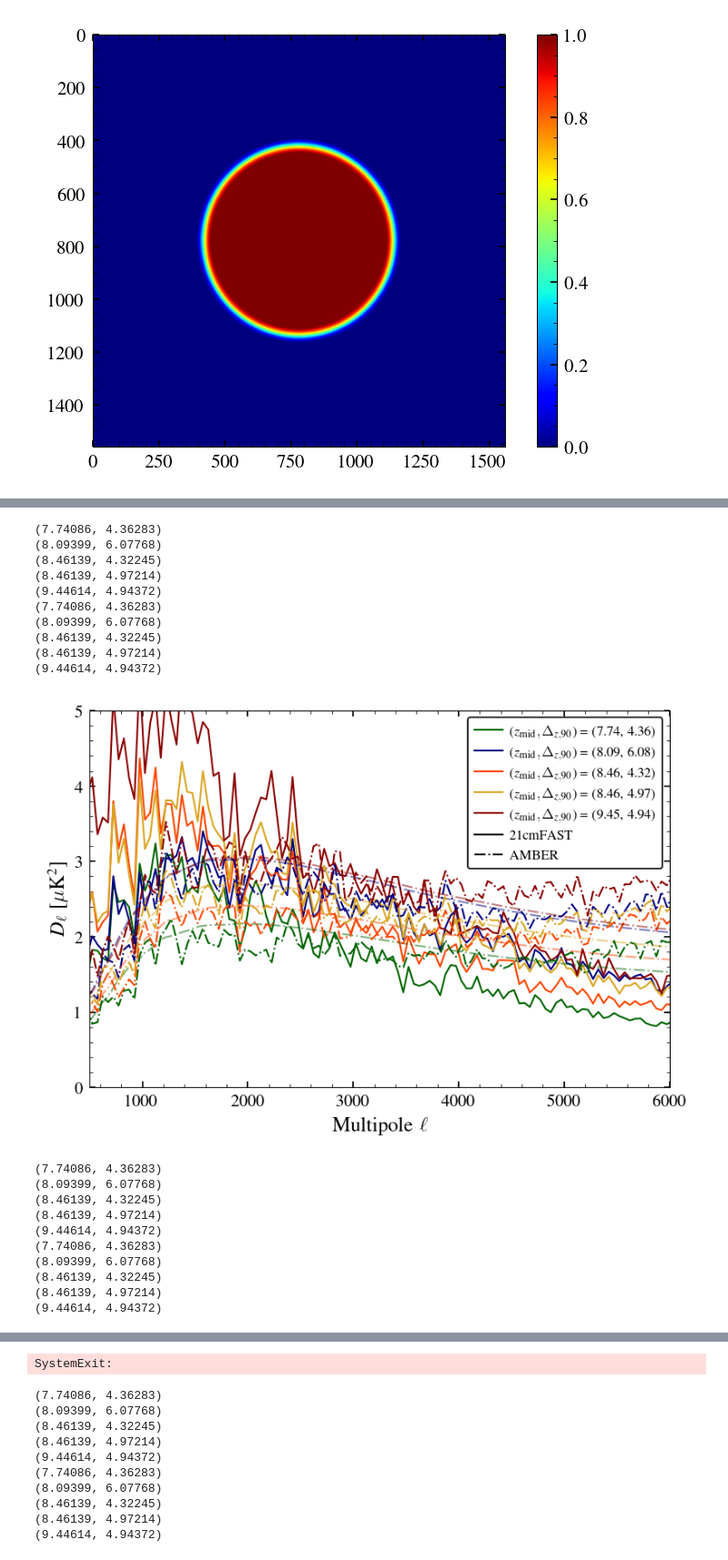
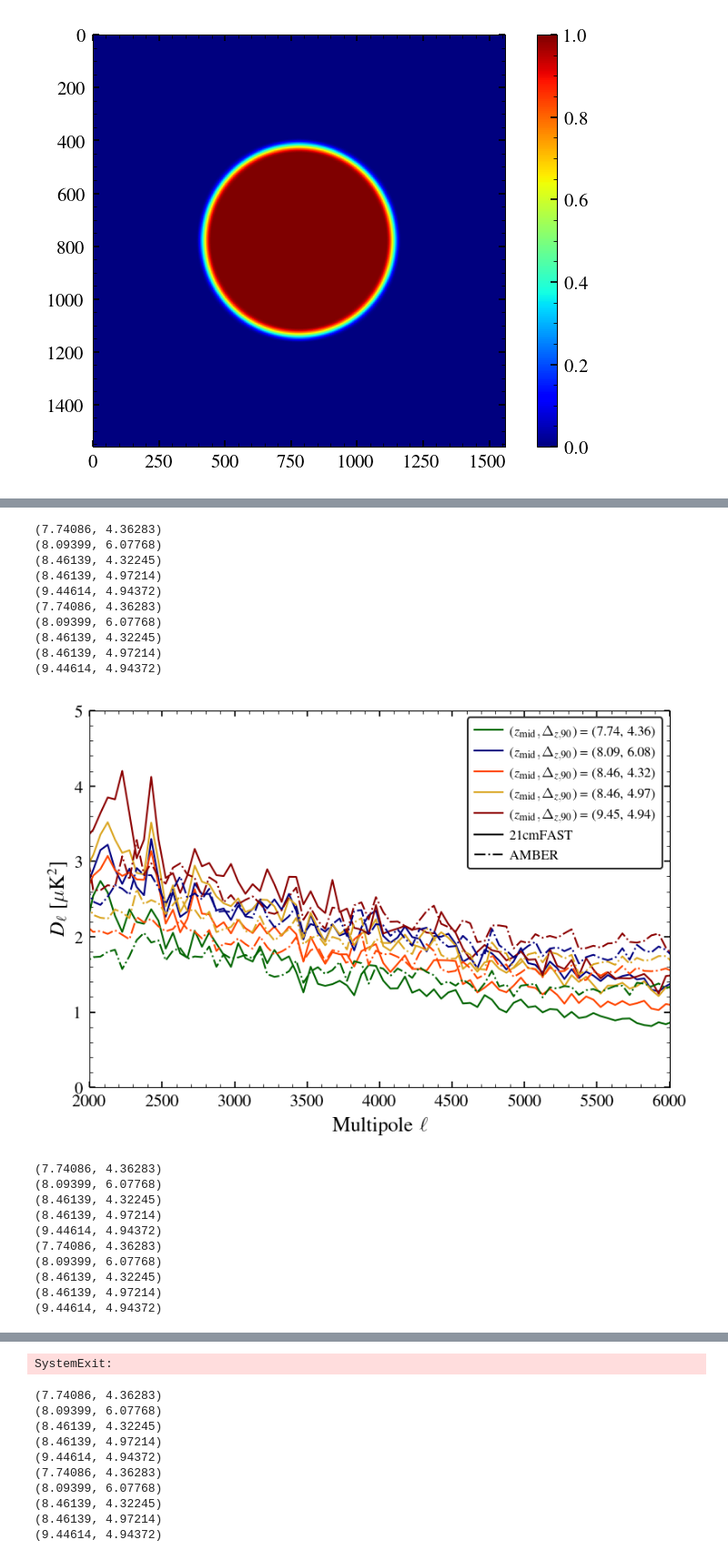
Before and after one commit to sriniraghunathan/reion_ksz_2pt_4pt, a Jupyter notebook: s1_ksz_2pt_4pt_estimator.ipynb, the cells around one changed output, grey strips where cells are left out. Shown: that part at 91% size. Saved outputs shown, nothing was run; the diff lists cells and outputs as text; code cells hidden in the pictures.

```diff
--- a/s1_ksz_2pt_4pt_estimator.ipynb
+++ b/s1_ksz_2pt_4pt_estimator.ipynb
@@ -309,13 +308,13 @@ reqd_filter_lmin, reqd_filter_lmax = 3000., 3500.
 ##reqd_filter_lmin, reqd_filter_lmax = 4000., 4500.
 ##reqd_filter_lmin, reqd_filter_lmax = 4500., 5000.
 reqd_filter_lmin_lmax = (reqd_filter_lmin, reqd_filter_lmax)
-reqd_Lmin, reqd_Lmax = 100, 300
-##reqd_Lmin, reqd_Lmax = 200, 400
+##reqd_Lmin, reqd_Lmax = 100, 300
+reqd_Lmin, reqd_Lmax = 200, 400
 ##reqd_Lmin, reqd_Lmax = 300, 500
 
 for pl_iter in range(2):
     if pl_iter == 0: #2-pt plot
-        xmin, xmax = 500, 6000.
+        xmin, xmax = 2000, 6000.
         ymin, ymax = 0., 5.
     elif pl_iter == 1: #plot 4-pt/fbar**2 vs kbar
         xmin, xmax = 0.15, 0.5
@@ -353,7 +352,7 @@ for pl_iter in range(2):
             if pl_iter == 0: #2-pt plot
                 plot(el_2pt, dl_fac_2pt * cl_ksz_unfiltered, ls = ls_arr[which_ksz_sim_cntr], color = color_arr[kcntr], label = labval, lw = lwval)
 
-                if which_ksz_sim == 'amber':
+                if (0):##which_ksz_sim == 'amber':
                     tmp_el, tmp_cl_ksz = amber_ksz_2pt_dic[keyname]
                     tmp_dl_fac = tmp_el * (tmp_el+1)/2/np.pi
                     plot(tmp_el, tmp_dl_fac * tmp_cl_ksz, ls = ls_arr[which_ksz_sim_cntr], color = color_arr[kcntr], lw = lwval, alpha = 0.5)
@@ -361,34 +360,34 @@ for pl_iter in range(2):
             elif pl_iter == 1: #plot 4-pt/fbar**2 vs kbar
                 plot(kbar, dl_big_k_m1_prime_mean, marker = mkr_arr[which_ksz_sim_cntr], ls = 'None', ms = msval, mec = 'silver', mew = 0.5, color = color_arr[kcntr], label = labval)
 
     for which_ksz_sim_cntr, which_ksz_sim in enumerate( sorted(master_result_dict)):
         sim_label = which_ksz_sim_dic[which_ksz_sim]
         if pl_iter == 0: #2-pt plot
             plot([], [], color = 'black', ls = ls_arr[which_ksz_sim_cntr], label = sim_label)
             legend(loc = 1, fontsize = fsval - 4, ncol = 1, columnspacing = 0.5, handletextpad = 0.5, numpoints = 1)
             xlabel(r'Multipole $\ell$', fontsize = fsval)
             ylabel(r'$D_{\ell}$ [$\mu$K${^2}$]', fontsize = fsval)
         elif pl_iter == 1: #plot 4-pt/fbar**2 vs kbar
             plot([], [], color = 'black', marker = mkr_arr[which_ksz_sim_cntr], label = sim_label, ls = 'None')
             legend(loc = 2, fontsize = fsval - 4, ncol = 1, columnspacing = 0.5, handletextpad = 0.5, numpoints = 1)
             xlabel(r'{\bf kSZ 2-pt}: $\bar{K} \equiv D_{\ell}^{[%g, %g]}$ [$\mu$K${^2}$]' %(reqd_filter_lmin, reqd_filter_lmax), fontsize = fsval)
             ylabel(r'{\bf kSZ 4-pt}: $\bar{F}^{-2} D_{L}^{[%g, %g]}$ [$\mu$K${^4}$]' %(reqd_Lmin, reqd_Lmax), fontsize = fsval)
 
     xlim(xmin, xmax); ylim(ymin, ymax)
     show();
 sys.exit()
 # %% [output]
 (7.74086, 4.36283)
 (8.09399, 6.07768)
 (8.46139, 4.32245)
 (8.46139, 4.97214)
 (9.44614, 4.94372)
 (7.74086, 4.36283)
 (8.09399, 6.07768)
 (8.46139, 4.32245)
 (8.46139, 4.97214)
 (9.44614, 4.94372)
-[figure, old version]
+[figure, new version]
 (7.74086, 4.36283)
 (8.09399, 6.07768)
 (8.46139, 4.32245)
```
Also changed, not shown: parts of 2 cells of this notebook.
